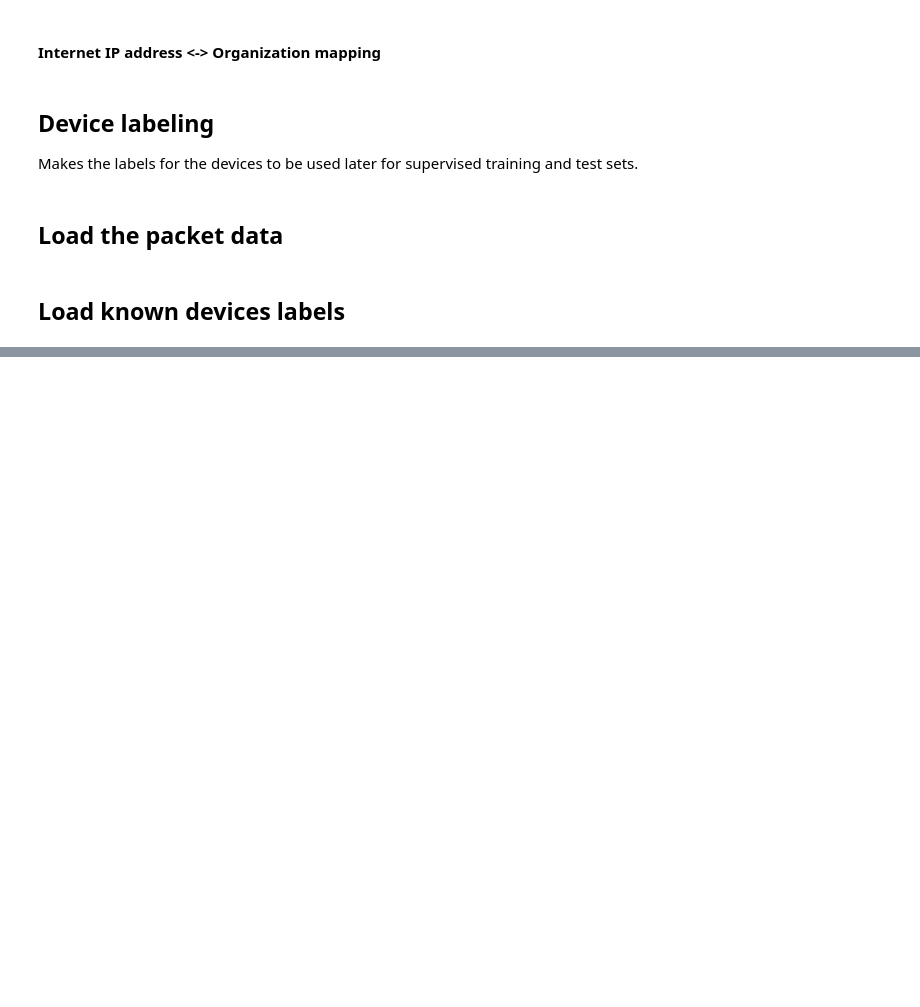
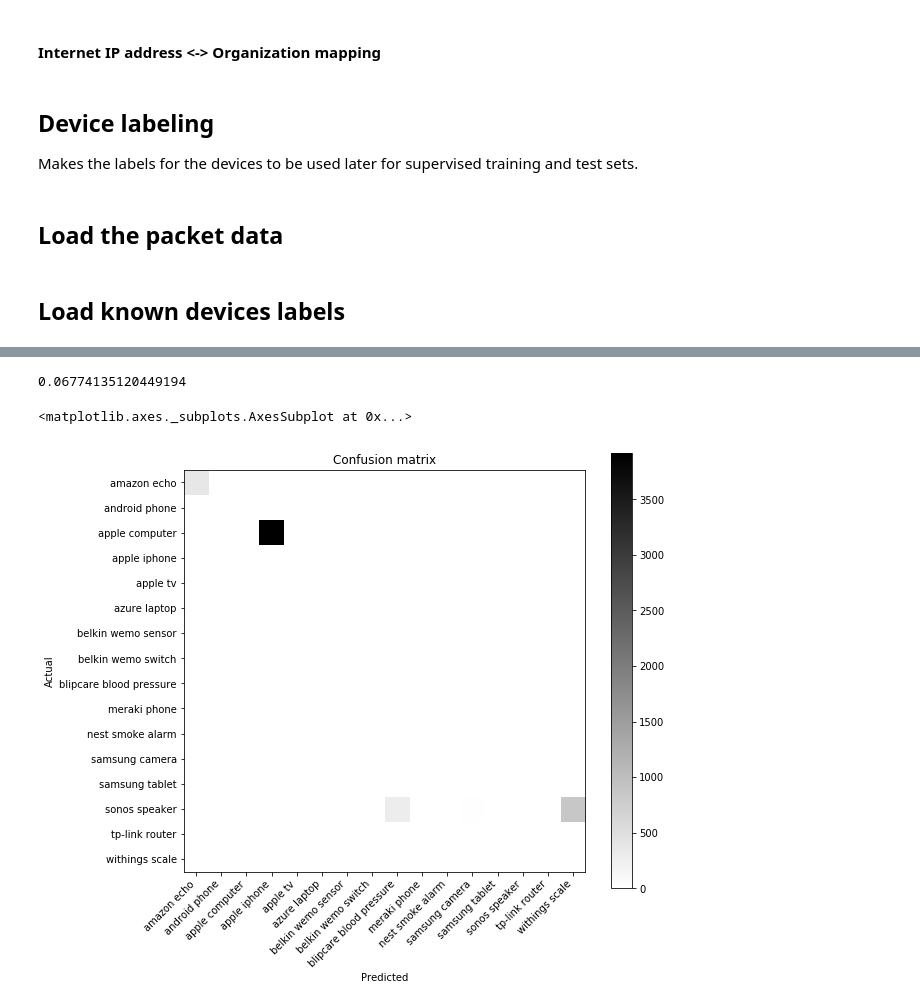
Before and after one commit to daghan/W210-IoT, a Jupyter notebook: IoT6_Sydney-all_rows_test_fasttext.ipynb, the cells around one changed output, grey strips where cells are left out. Saved outputs shown, nothing was run; the diff lists cells and outputs as text; code cells hidden in the pictures; blank space fills up the shorter version.

```diff
--- a/IoT6_Sydney-all_rows_test_fasttext.ipynb
+++ b/IoT6_Sydney-all_rows_test_fasttext.ipynb
@@ -508,0 +471,3 @@ test[1].iloc[23]
+# %%
+training_df = training_df.compute()
+training_df.to_csv("post_step1.csv")
@@ -508,0 +480,8 @@ test[1].iloc[23]
+# %%
+df = pd.read_csv("./daghan.csv", sep='\t')
+test_df = preprocessDF(df)
+test_df = test_df.merge(known_devices[list(['MAC address','Manufacturer Device Type'])],
+             left_on = 'eth.src',  right_on= 'MAC address', how = 'inner').drop(['MAC address'], axis = 1)
+test_df = test_df.compute()
+test_df.to_csv("post_step2.csv")
+test_df.head()
@@ -508,0 +497,7 @@ test[1].iloc[23]
+# %%
+le = preprocessing.LabelEncoder()
+le.fit(training_df['Manufacturer Device Type'].append(test_df['Manufacturer Device Type']))
+training_df['label'] = le.transform(training_df['Manufacturer Device Type'])
+training_df['label'] = training_df['label'].apply(lambda x: '__label__' + str(x))
+test_df['label'] = le.transform(test_df['Manufacturer Device Type'])
+test_df['label'] = test_df['label'].apply(lambda x: '__label__' + str(x))
@@ -508,0 +574,11 @@ test[1].iloc[23]
+# %%
+validate_df = pd.read_csv('fast_test7_post_predictions.txt', header = None, sep=' ')
+validate_df.columns = ['predicted_label']
+validate_df['predicted_label'] = validate_df['predicted_label'].replace({'__label__':''}, regex=True)
+validate_df['true_label'] = test_df['label'].replace({'__label__':''}, regex=True).values
+validate_df['predicted_label'] = validate_df['predicted_label'].apply(lambda x: le.inverse_transform(int(x)))
+validate_df['true_label'] = validate_df['true_label'].apply(lambda x: le.inverse_transform(int(x)))
+validate_df['eth'] = test_df['eth.src'].values
+validate_df['org.src'] = test_df['org.src'].values
+validate_df['tail.src'] = test_df['tail.src'].values
+validate_df['sentence'] = test_df['sentence'].values
@@ -508,0 +594,13 @@ test[1].iloc[23]
+# %%
+len(validate_df[validate_df.predicted_label == validate_df.true_label])/len(validate_df)
+# %% [output]
+0.06774135120449194
+# %%
+from pandas_ml import ConfusionMatrix
+import matplotlib.pyplot as plt
+
+confusion_matrix = ConfusionMatrix(validate_df.true_label,validate_df.predicted_label)
+confusion_matrix.plot()
+# %% [output]
+<matplotlib.axes._subplots.AxesSubplot at 0x...>
+[figure, added]
```
Also changed, not shown: parts of 68 cells of this notebook.
